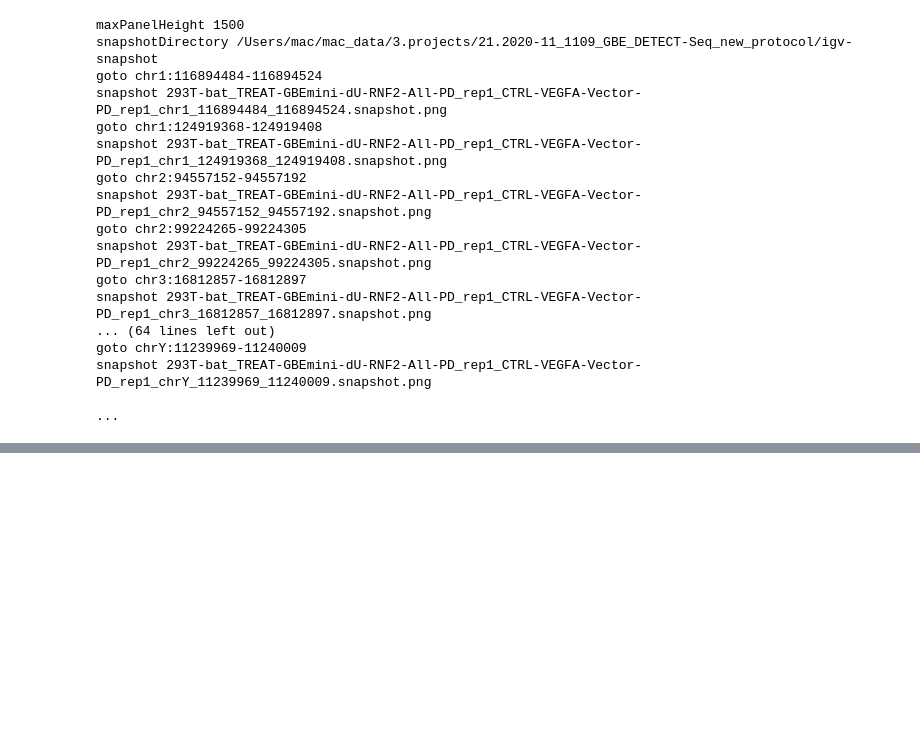
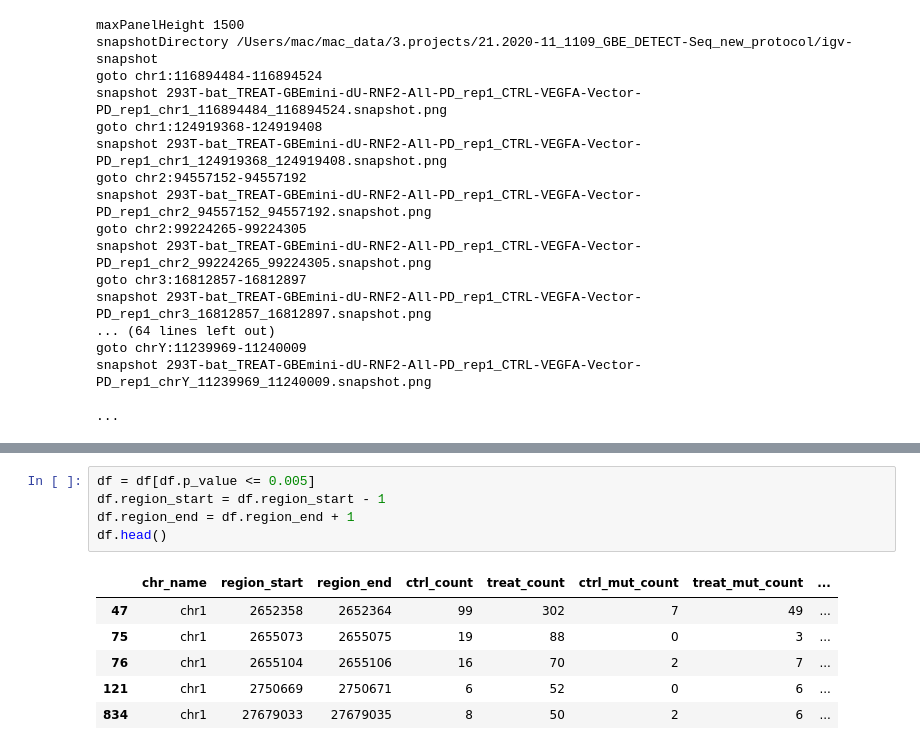
Before and after one commit to hermanzhaozzzz/snakepipes_detect-seq, a Jupyter notebook: step.03.after-snk.TEST_poisson-test_cutoff_and_call-peaks-homer-annotation.ipynb, the cells around one changed output, grey strips where cells are left out. Cells and saved outputs as stored; diff of their text form; blank space fills up the shorter version.

```diff
--- a/step.03.after-snk.TEST_poisson-test_cutoff.ipynb
+++ b/step.03.after-snk.TEST_poisson-test_cutoff_and_call-peaks-homer-annotation.ipynb
@@ -107,0 +127,12 @@ snapshot 293T-bat_TREAT-GBEmini-dU-RNF2-All-PD_rep1_CTRL-VEGFA-Vector-PD_rep1_ch
+# %%
+df = df[df.p_value <= 0.005]
+df.region_start = df.region_start - 1
+df.region_end = df.region_end + 1
+df.head()
+# %% [output]
+|  | chr_name | region_start | region_end | ctrl_count | treat_count | ctrl_mut_count | treat_mut_count | ... |
+| 47 | chr1 | 2652358 | 2652364 | 99 | 302 | 7 | 49 | ... |
+| 75 | chr1 | 2655073 | 2655075 | 19 | 88 | 0 | 3 | ... |
+| 76 | chr1 | 2655104 | 2655106 | 16 | 70 | 2 | 7 | ... |
+| 121 | chr1 | 2750669 | 2750671 | 6 | 52 | 0 | 6 | ... |
+| 834 | chr1 | 27679033 | 27679035 | 8 | 50 | 2 | 6 | ... |
```
Also changed, not shown: parts of 8 cells of this notebook, 15 other files.
